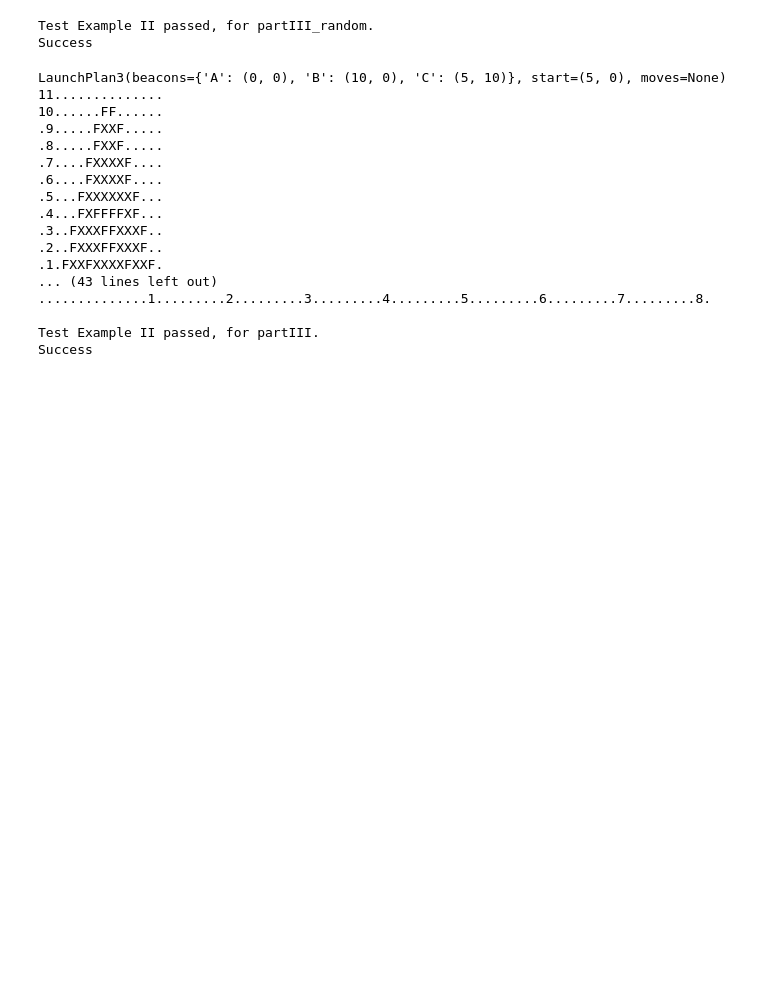
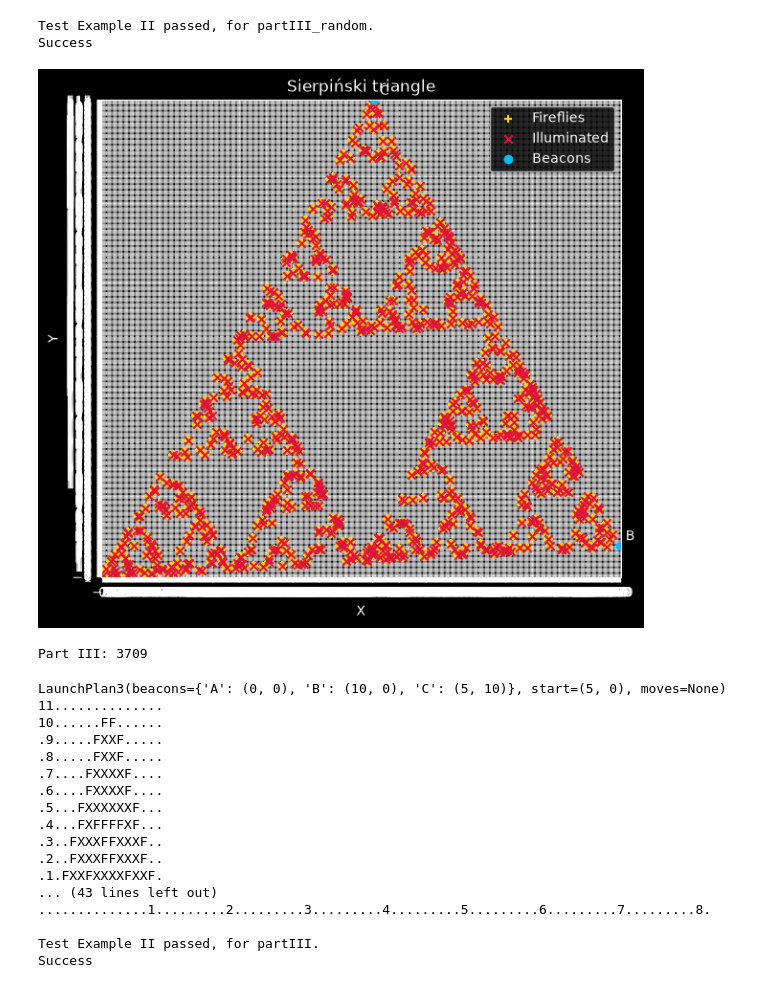
Before and after one commit to JanBergsma/everybody_codes, a Jupyter notebook: The Digital Atelier [ No. 4 ]/quest2.ipynb, the cells around one changed output. Drawn from its saved outputs; the diff is of its cells as text; code cells hidden in the pictures; blank space fills up the shorter version.

```diff
--- a/The Digital Atelier [ No. 4 ]/quest2.ipynb
+++ b/The Digital Atelier [ No. 4 ]/quest2.ipynb
@@ -1078,6 +1078,15 @@ Test Example I passed, for partIII_random.
 [figure]
 Test Example II passed, for partIII_random.
 Success
+# %%
+with open('./inputs/everybody_codes_e4_q02_p3.txt') as f:
+    notes3 = f.read()
+
+
+print(f'Part III: {partIII_random(notes3, plot_result=True, simulate=False)}')
+# %% [output]
+[figure, added]
+Part III: 3709
 # %%
 from collections import deque
 from itertools import chain
```
Also changed, not shown: 1 other file.
